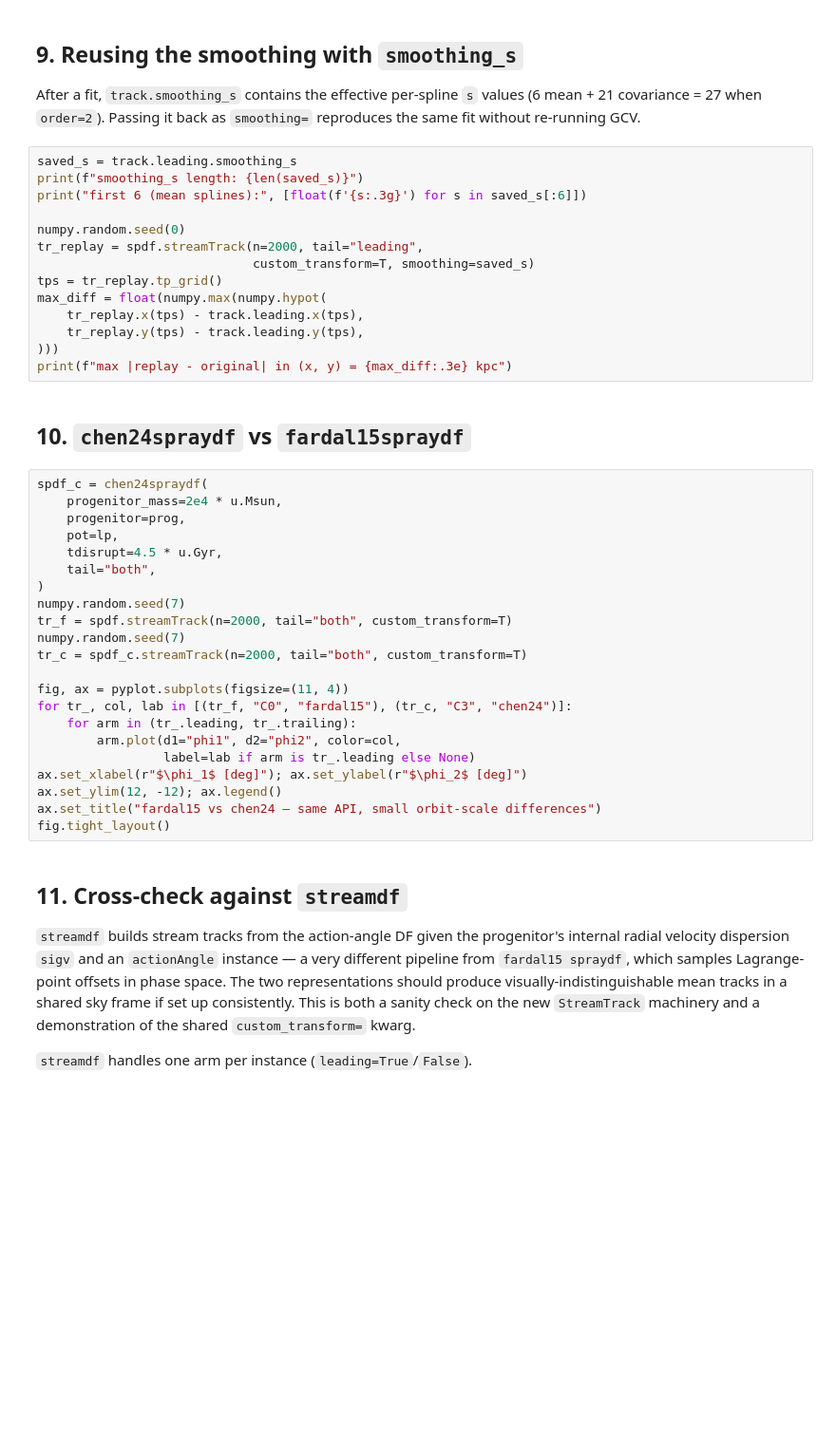
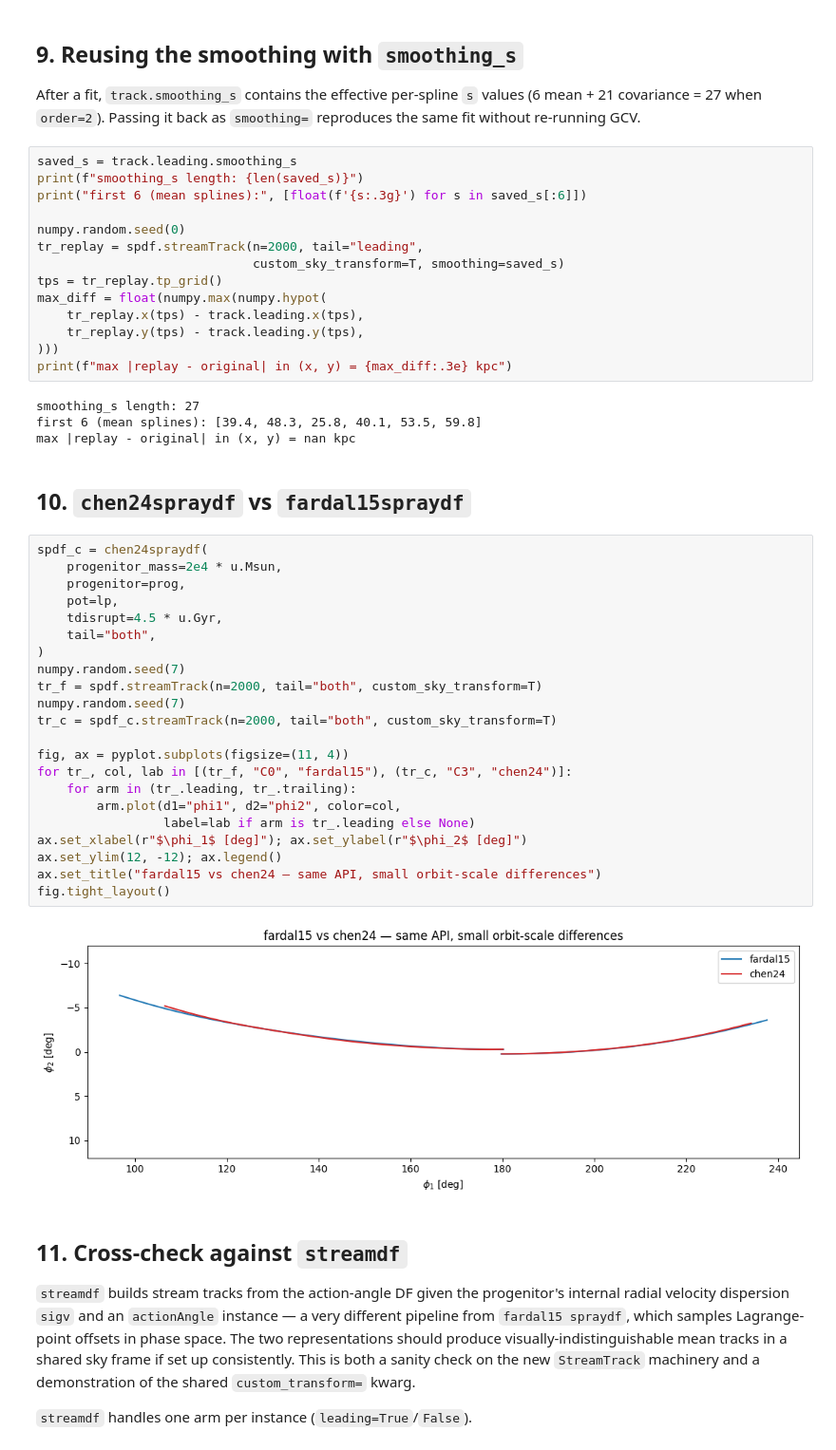
Before and after one commit to jobovy/streamtrack-experiments, a Jupyter notebook: notebooks/stream_track_examples.ipynb, the cells around one changed output. Shown at 95% size. Saved outputs shown, nothing was run; the diff lists cells and outputs as text; blank space fills up the shorter version.

```diff
--- a/notebooks/stream_track_examples.ipynb
+++ b/notebooks/stream_track_examples.ipynb
@@ -332,37 +344,43 @@ print("first 6 (mean splines):", [float(f'{s:.3g}') for s in saved_s[:6]])
 
 numpy.random.seed(0)
 tr_replay = spdf.streamTrack(n=2000, tail="leading",
-                             custom_transform=T, smoothing=saved_s)
+                             custom_sky_transform=T, smoothing=saved_s)
 tps = tr_replay.tp_grid()
 max_diff = float(numpy.max(numpy.hypot(
     tr_replay.x(tps) - track.leading.x(tps),
     tr_replay.y(tps) - track.leading.y(tps),
 )))
 print(f"max |replay - original| in (x, y) = {max_diff:.3e} kpc")
+# %% [output]
+smoothing_s length: 27
+first 6 (mean splines): [39.4, 48.3, 25.8, 40.1, 53.5, 59.8]
+max |replay - original| in (x, y) = nan kpc
 # %% [markdown]
 ## 10. `chen24spraydf` vs `fardal15spraydf`
 # %%
 spdf_c = chen24spraydf(
     progenitor_mass=2e4 * u.Msun,
     progenitor=prog,
     pot=lp,
     tdisrupt=4.5 * u.Gyr,
     tail="both",
 )
 numpy.random.seed(7)
-tr_f = spdf.streamTrack(n=2000, tail="both", custom_transform=T)
+tr_f = spdf.streamTrack(n=2000, tail="both", custom_sky_transform=T)
 numpy.random.seed(7)
-tr_c = spdf_c.streamTrack(n=2000, tail="both", custom_transform=T)
+tr_c = spdf_c.streamTrack(n=2000, tail="both", custom_sky_transform=T)
 
 fig, ax = pyplot.subplots(figsize=(11, 4))
 for tr_, col, lab in [(tr_f, "C0", "fardal15"), (tr_c, "C3", "chen24")]:
     for arm in (tr_.leading, tr_.trailing):
         arm.plot(d1="phi1", d2="phi2", color=col,
                  label=lab if arm is tr_.leading else None)
 ax.set_xlabel(r"$\phi_1$ [deg]"); ax.set_ylabel(r"$\phi_2$ [deg]")
 ax.set_ylim(12, -12); ax.legend()
 ax.set_title("fardal15 vs chen24 — same API, small orbit-scale differences")
 fig.tight_layout()
+# %% [output]
+[figure, added]
 # %% [markdown]
 ## 11. Cross-check against `streamdf`
 
```
Also changed, not shown: parts of 8 cells of this notebook, 3 other files.
